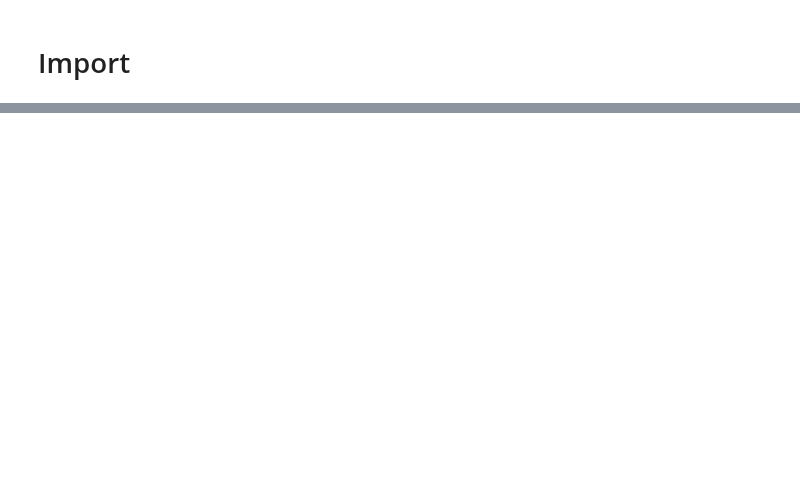
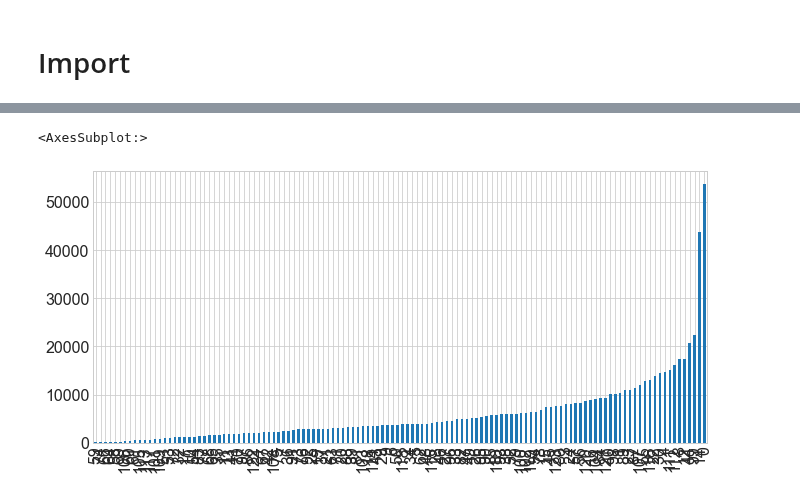
Before and after one commit to codeup-nlp/nlp-project, a Jupyter notebook: braeden_explore.ipynb, the cells around one changed output, grey strips where cells are left out. Drawn from its saved outputs; the diff is of its cells as text; code cells hidden in the pictures; blank space fills up the shorter version.

```diff
--- a/braeden_explore.ipynb
+++ b/braeden_explore.ipynb
@@ -4,11 +4,28 @@
 import pandas as pd
 import numpy as np
 
-
+import nltk
+import re
 import os
 import json
 from typing import Dict, List, Optional, Union, cast
 import requests
+from pprint import pprint
+from sklearn.feature_extraction.text import CountVectorizer
+
+import matplotlib.pyplot as plt
+import seaborn as sns
 
 from env import github_token, github_username
+import base_acquire
+import wrangle
+
+# Make sure we can see the full scale of the data
+pd.set_option('display.max_columns', None)
+pd.set_option('display.max_rows', None)
+
+# plotting defaults
+plt.rc('figure', figsize=(11, 5))
+plt.style.use('seaborn-whitegrid')
+plt.rc('font', size=16)
 # %%
@@ -39,0 +41,3 @@ my_25 = ['NASAWorldWind/WebWorldWind',
+# %%
+df = pd.DataFrame(base_acquire.scrape_github_data())
+df.head()
@@ -39,0 +51,3 @@ my_25 = ['NASAWorldWind/WebWorldWind',
+# %%
+df['clean_text'] = df['readme_contents'].apply(clean).apply(' '.join)
+df.head()
@@ -39,0 +112,4 @@ my_25 = ['NASAWorldWind/WebWorldWind',
+# %%
+# Get the length of text in each README
+df['text_length'] = df.clean_text.apply(len)
+df.head()
@@ -39,0 +151,5 @@ my_25 = ['NASAWorldWind/WebWorldWind',
+# %%
+df.text_length.sort_values().plot.bar()
+# %% [output]
+<AxesSubplot:>
+[figure, added]
```
Also changed, not shown: parts of 17 cells of this notebook.
